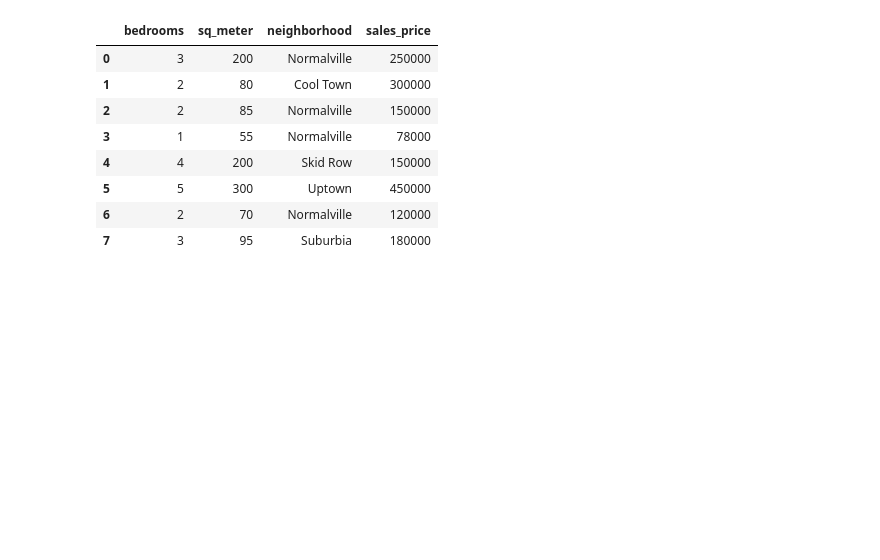
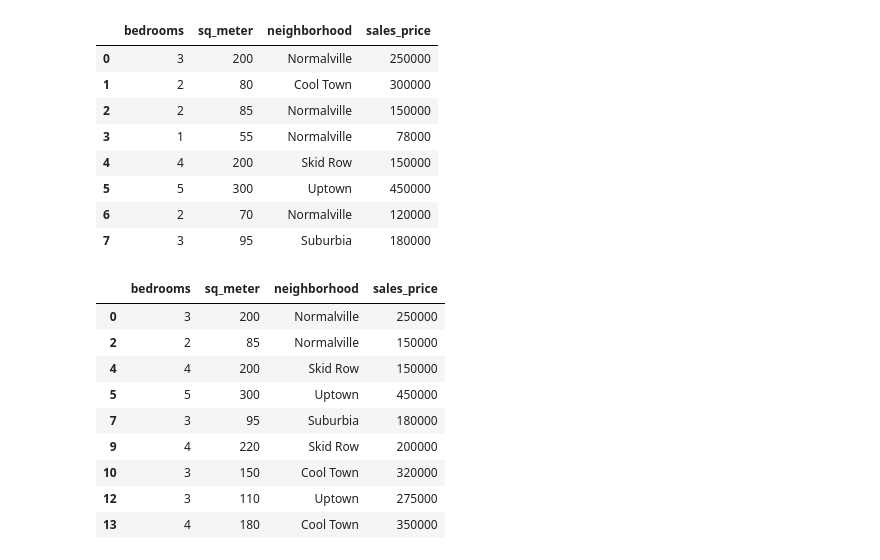
Before and after one commit to kavinu2010/ML_Pandas, a Jupyter notebook: house_price.ipynb, the cells around one changed output. Drawn from its saved outputs; the diff is of its cells as text; code cells hidden in the pictures; blank space fills up the shorter version.

```diff
--- a/house_price.ipynb
+++ b/house_price.ipynb
@@ -23,3 +24,18 @@ df.head(8)
 | 5 | 5 | 300 | Uptown | 450000 |
 | 6 | 2 | 70 | Normalville | 120000 |
 | 7 | 3 | 95 | Suburbia | 180000 |
+# %%
+df_filtered = df[df['sq_meter']>82]
+# %%
+df_filtered
+# %% [output]
+|  | bedrooms | sq_meter | neighborhood | sales_price |
+| 0 | 3 | 200 | Normalville | 250000 |
+| 2 | 2 | 85 | Normalville | 150000 |
+| 4 | 4 | 200 | Skid Row | 150000 |
+| 5 | 5 | 300 | Uptown | 450000 |
+| 7 | 3 | 95 | Suburbia | 180000 |
+| 9 | 4 | 220 | Skid Row | 200000 |
+| 10 | 3 | 150 | Cool Town | 320000 |
+| 12 | 3 | 110 | Uptown | 275000 |
+| 13 | 4 | 180 | Cool Town | 350000 |
```
Also changed, not shown: parts of 8 cells of this notebook.
